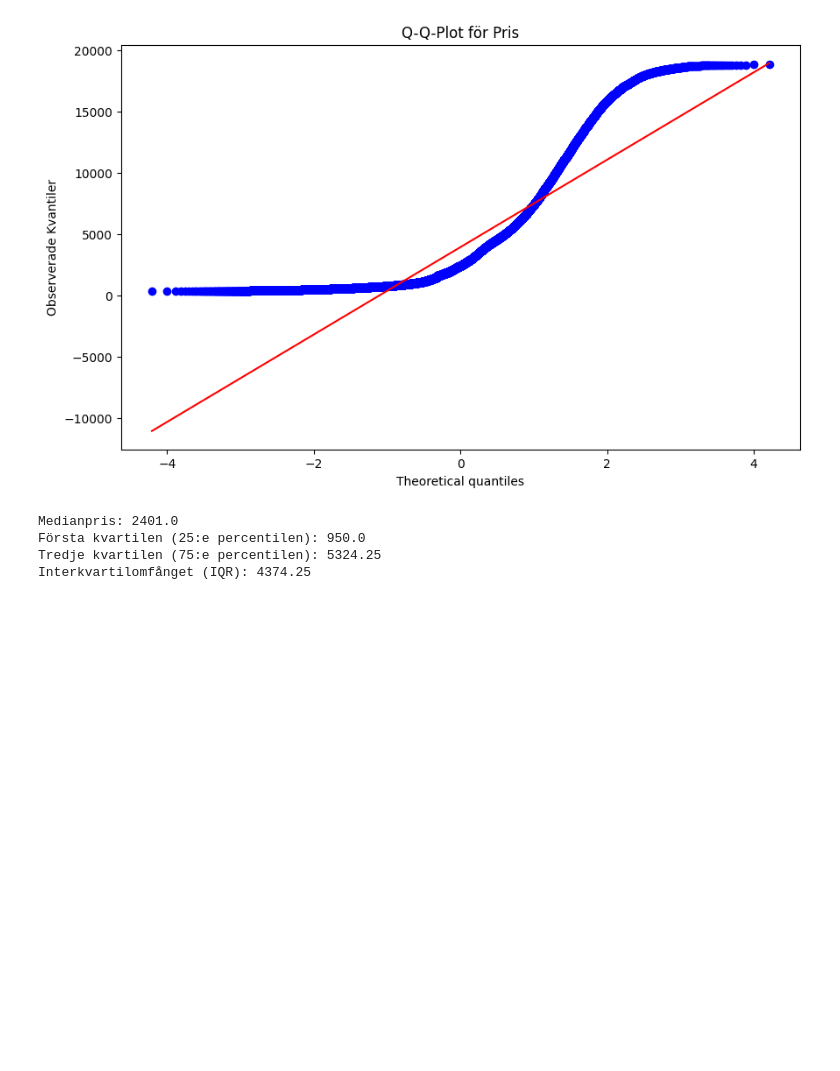
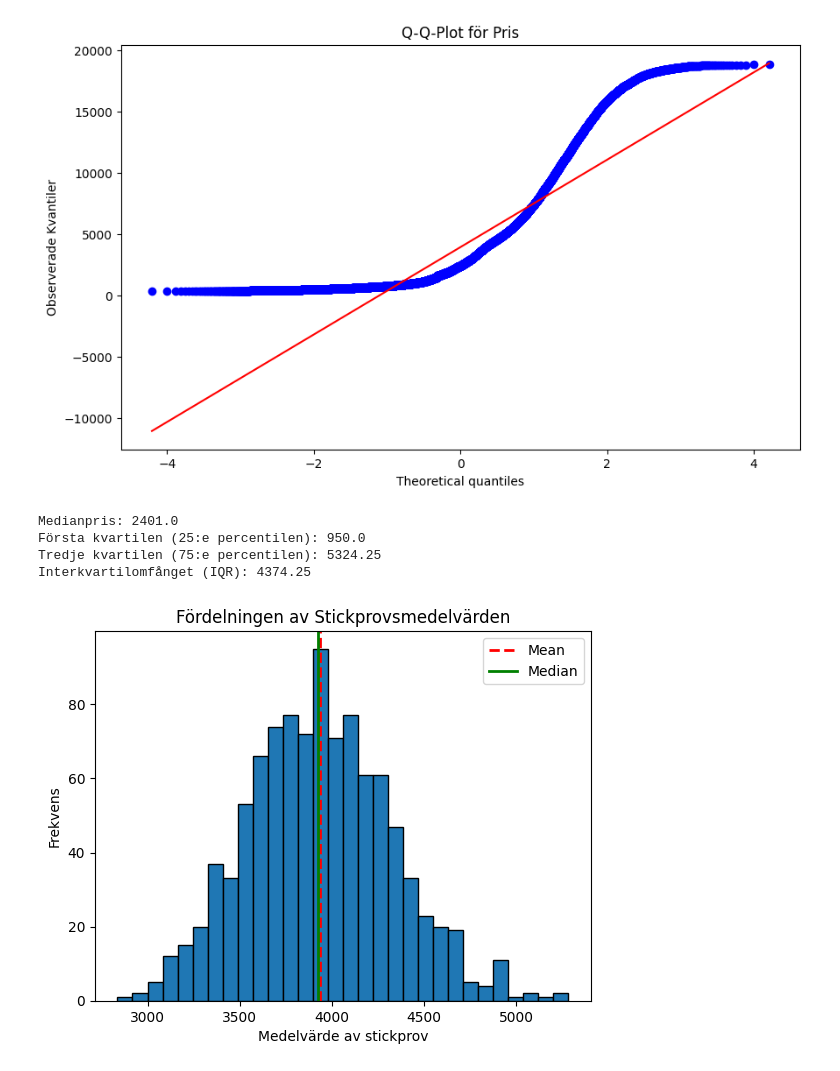
Before and after one commit to Kevinthulin/Statistik_2024, a Jupyter notebook: Statistik.ipynb, the cells around one changed output. Cells and saved outputs as stored; diff of their text form; code cells hidden in the pictures; blank space fills up the shorter version.

```diff
--- a/Statistik.ipynb
+++ b/Statistik.ipynb
@@ -315,3 +320,24 @@ Medianpris: 2401.0
 Första kvartilen (25:e percentilen): 950.0
 Tredje kvartilen (75:e percentilen): 5324.25
 Interkvartilomfånget (IQR): 4374.25
+# %%
+n_samples = 1000
+sample_size = 100
+
+# Dra stickprov och beräkna medelvärdena
+sample_means = [Diamonds['price'].sample(sample_size).mean() for _ in range(n_samples)]
+
+mean_of_sample_means = np.mean(sample_means)
+median_of_sample_means = np.median(sample_means)
+
+# Plotta resultatet
+plt.hist(sample_means, bins=30, edgecolor='black')
+plt.axvline(mean_of_sample_means, color='red', linestyle='dashed', linewidth=2, label='Mean'.format(mean_of_sample_means))
+plt.axvline(median_of_sample_means, color='green', linestyle='solid', linewidth=2, label='Median'.format(median_of_sample_means))
+plt.legend()
+plt.xlabel('Medelvärde av stickprov')
+plt.ylabel('Frekvens')
+plt.title('Fördelningen av Stickprovsmedelvärden')
+plt.show()
+# %% [output]
+[figure, added]
```
Also changed, not shown: parts of 3 cells of this notebook.
